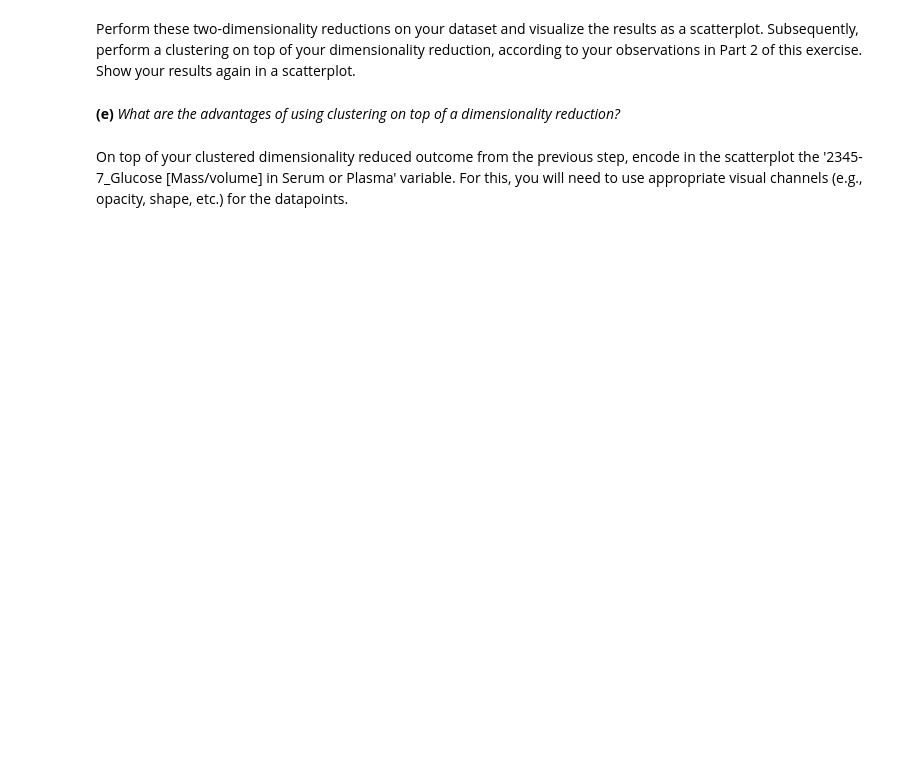
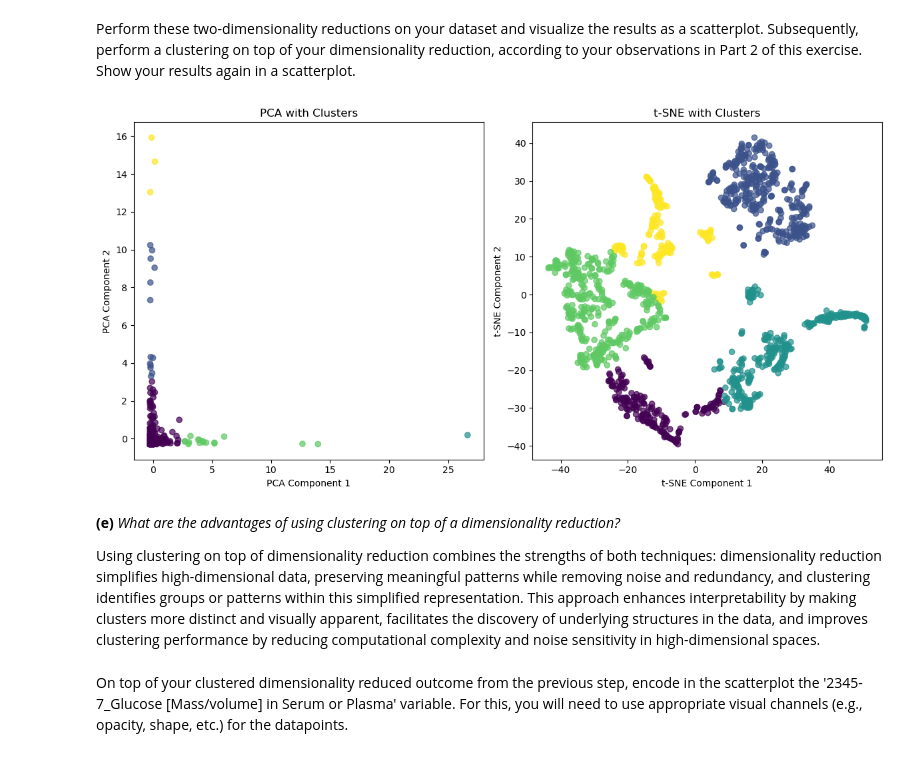
Before and after one commit to tonyzamyatin/mdgamls, a Jupyter notebook: UE5/solution.ipynb, the cells around one changed output. Cells and saved outputs as stored; diff of their text form; code cells hidden in the pictures; blank space fills up the shorter version.

```diff
--- a/UE5/solution.ipynb
+++ b/UE5/solution.ipynb
@@ -65,17 +65,17 @@ import part2 as clustering
 import matplotlib.pyplot as plt
 from sklearn.cluster import KMeans, mean_shift
 
-cluster_data = clustering.get_numerical_features(clean_data)
+numeric_data = clustering.get_numerical_features(clean_data)
 
-plt.plot(range(1, 15), clustering.elbow_method(cluster_data), marker='o')
+plt.plot(range(1, 15), clustering.elbow_method(numeric_data), marker='o')
 plt.title('Elbow Method')
 plt.xlabel('Number of Clusters')
 plt.ylabel('Sum of Squared Differences')
 plt.show()
 
 kmeans = KMeans(n_clusters=5, init='k-means++', random_state=42)
-clusters = kmeans.fit_predict(cluster_data)
-silhouette = silhouette_score(cluster_data, clusters)
+clusters = kmeans.fit_predict(numeric_data)
+silhouette = silhouette_score(numeric_data, clusters)
 print(f"Silhouette Score: {silhouette}")
 # %% [output]
 [figure]
@@ -136,8 +142,49 @@ theoretically.*
 Perform these two-dimensionality reductions on your dataset and visualize the results as a
 scatterplot. Subsequently, perform a clustering on top of your dimensionality reduction, according
 to your observations in Part 2 of this exercise. Show your results again in a scatterplot.
+# %%
+import matplotlib.pyplot as plt
+from sklearn.decomposition import PCA
+from sklearn.manifold import TSNE
+from sklearn.cluster import KMeans
+
+# Step 1: PCA Dimensionality Reduction
+pca_model = PCA(n_components=2, whiten=True)
+pca_data = pca_model.fit_transform(numeric_data)
+
+# Step 2: t-SNE Dimensionality Reduction
+tsne_model = TSNE(n_components=2, random_state=42)
+tsne_data = tsne_model.fit_transform(numeric_data)
+
+# Step 3: Perform KMeans Clustering on PCA and t-SNE Data
+kmeans = KMeans(n_clusters=5, random_state=42)  # 5 clusters based on elbow method (see above)
+pca_clusters = kmeans.fit_predict(pca_data)
+tsne_clusters = kmeans.fit_predict(tsne_data)
+
+# Step 4: Visualization
+# PCA Scatterplot
+plt.figure(figsize=(12, 6))
+plt.subplot(1, 2, 1)
+plt.scatter(pca_data[:, 0], pca_data[:, 1], c=pca_clusters, cmap='viridis', alpha=0.7)
+plt.title('PCA with Clusters')
+plt.xlabel('PCA Component 1')
+plt.ylabel('PCA Component 2')
+
+# t-SNE Scatterplot
+plt.subplot(1, 2, 2)
+plt.scatter(tsne_data[:, 0], tsne_data[:, 1], c=tsne_clusters, cmap='viridis', alpha=0.7)
+plt.title('t-SNE with Clusters')
+plt.xlabel('t-SNE Component 1')
+plt.ylabel('t-SNE Component 2')
+
+plt.tight_layout()
+plt.show()
+# %% [output]
+[figure, added]
 # %% [markdown]
 **(e)** *What are the advantages of using clustering on top of a dimensionality reduction?*
+
+Using clustering on top of dimensionality reduction combines the strengths of both techniques: dimensionality reduction simplifies high-dimensional data, preserving meaningful patterns while removing noise and redundancy, and clustering identifies groups or patterns within this simplified representation. This approach enhances interpretability by making clusters more distinct and visually apparent, facilitates the discovery of underlying structures in the data, and improves clustering performance by reducing computational complexity and noise sensitivity in high-dimensional spaces.
 # %% [markdown]
 On top of your clustered dimensionality reduced outcome from the previous step, encode in the
 scatterplot the '2345-7_Glucose \[Mass/volume\] in Serum or Plasma' variable. For this, you will
```
Also changed, not shown: parts of 4 cells of this notebook, 4 other files.
